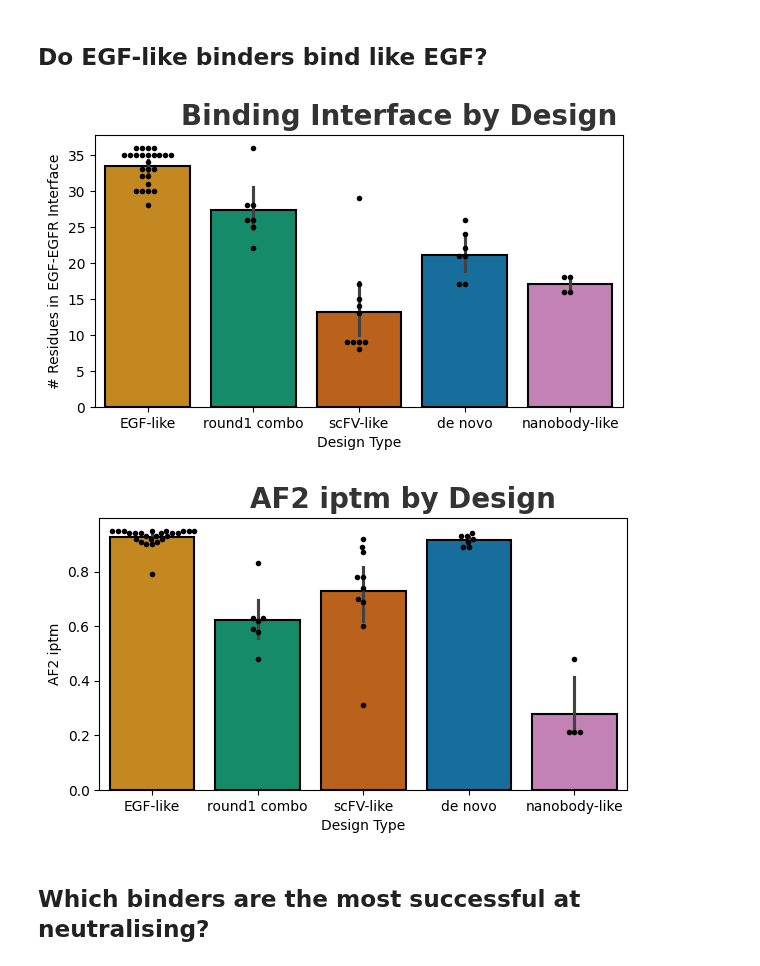
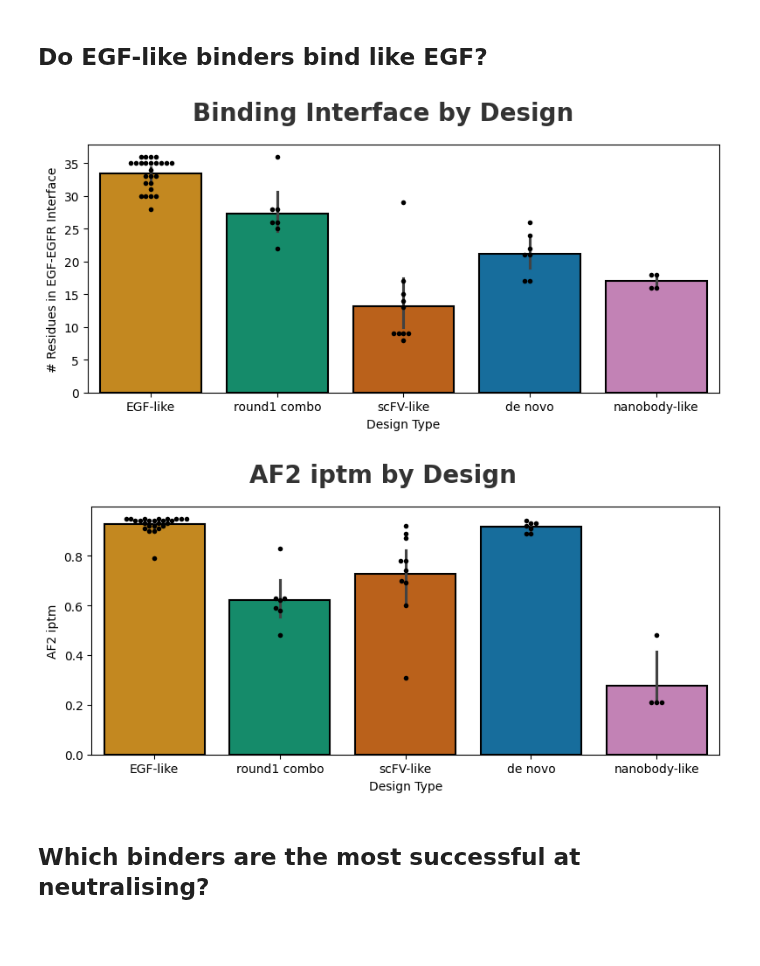
Before and after one commit to adaptyvbio/egfr2024_post_competition, a Jupyter notebook: EGFR_neutralisation_analysis.ipynb, the cells around one changed output. Drawn from its saved outputs; the diff is of its cells as text; code cells hidden in the pictures; blank space fills up the shorter version.

Commit message:
updated figures

```diff
--- a/EGFR_neutralisation_analysis.ipynb
+++ b/EGFR_neutralisation_analysis.ipynb
@@ -271,37 +271,37 @@ def plot_bar_swarm_with_pvalue(df, x_col, y_col, title=None, subtitle=None, xlab
         ax=ax
     )
 
     # Labels
     ax.set_xlabel(xlabel if xlabel else x_col)
     ax.set_ylabel(ylabel if ylabel else y_col)
 
     apply_adaptyv_blog_post_theme(fig,ax,title=title,subtitle=subtitle,x_label=xlabel,y_label=ylabel,legend_title=legend_title)
     ax.legend().set_visible(False)
 
     # Optional: make layout tight if stand-alone plot
     if ax is None:
         plt.tight_layout()
         plt.show()
 
 #fig, axes = plt.subplots(2, 1, figsize=(6, 8))  # 1 row, 2 columns
 plot_bar_swarm_with_pvalue(
     df=neutralisation_df_filtered,
     x_col="design_type",
     y_col="EGF_interface_intersection",
     title="Binding Interface by Design",
     subtitle="",
     xlabel="Design Type",
     ylabel="# Residues in EGF-EGFR Interface",
     palette=DESIGN_TYPE_PALETTE
 )
 ##plot_bar_swarm_with_pvalue(neutralisation_df_filtered,"design_type","length","Design Type","kd",ax=axes[2])
 ##plot_bar_swarm_with_pvalue(neutralisation_df_filtered[neutralisation_df_filtered["kd_EGF_normalized"]>1],"design_type","neutralisation_coefficient","Design Type","Neutralisation Coeffcient",ax=axes[2])
 
-#plt.tight_layout()
-#plt.savefig(os.path.join(PROJECT_DIR,"figures","interface_and_iptm_by_design_type.pdf"),dpi=300)
-#plt.show()
+plt.tight_layout()
+plt.savefig(os.path.join(PROJECT_DIR,"figures","binder_interface_by_design_type.pdf"),dpi=300)
+plt.show()
 # %% [output]
-[figure, old version]
+[figure, new version]
 # %%
 #plot_bar_swarm_with_pvalue(neutralisation_df_filtered,"design_type","iptm","Design Type","AF2 iptm",ax=axes[1],palette=DESIGN_TYPE_PALETTE)
 
@@ -315,8 +315,12 @@ plot_bar_swarm_with_pvalue(
     ylabel="AF2 iptm",
     palette=DESIGN_TYPE_PALETTE
 )
+
+plt.tight_layout()
+plt.savefig(os.path.join(PROJECT_DIR,"figures","af2_iptm_by_design_type.pdf"),dpi=300)
+plt.show()
 # %% [output]
-[figure, old version]
+[figure, new version]
 # %% [markdown]
 ## Which binders are the most successful at neutralising?
 # %%
```
Also changed, not shown: parts of 1 cell of this notebook, 5 other files.
